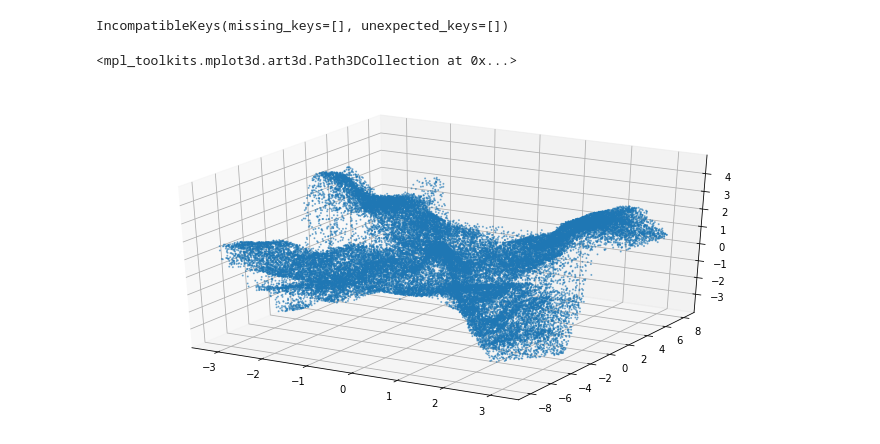
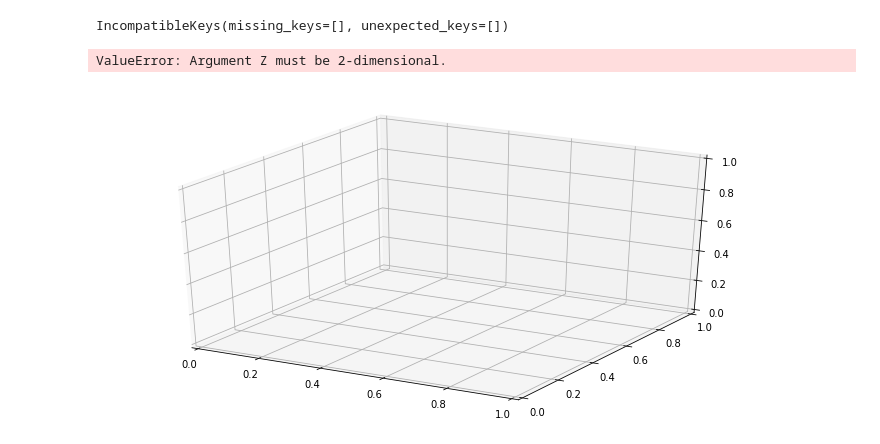
Before and after one commit to DonghyunSung-MS/ReinforcementLearning_study, a Jupyter notebook: deep_reinforcement_learning/gym_env/ppo/Analysis.ipynb, the cells around one changed output. Drawn from its saved outputs; the diff is of its cells as text; code cells hidden in the pictures.

```diff
--- a/deep_reinforcement_learning/gym_env/ppo/Analysis.ipynb
+++ b/deep_reinforcement_learning/gym_env/ppo/Analysis.ipynb
@@ -52,10 +52,9 @@ from mpl_toolkits.mplot3d import Axes3D
 # %%
 fig = plt.figure(figsize=(12, 6))
 ax = plt.axes(projection='3d')
-#ax.contour3D(df["theta"], df["theta_dot"], df["actor"], 20, cmap=plt.cm.rainbow)
-ax.scatter(df["theta"], df["theta_dot"], df["actor"], s= 1, alpha=0.5, cmap=plt.cm.Greens)
+ax.plot_surface(df["theta"], df["theta_dot"], df["actor"], s= 1, alpha=0.5, cmap=plt.cm.Greens)
 # %% [output]
-<mpl_toolkits.mplot3d.art3d.Path3DCollection at 0x...>
+ValueError: Argument Z must be 2-dimensional.
-[figure, old version]
+[figure, new version]
 # %%
 ax.scatter()
```
Also changed, not shown: 3 other files.
